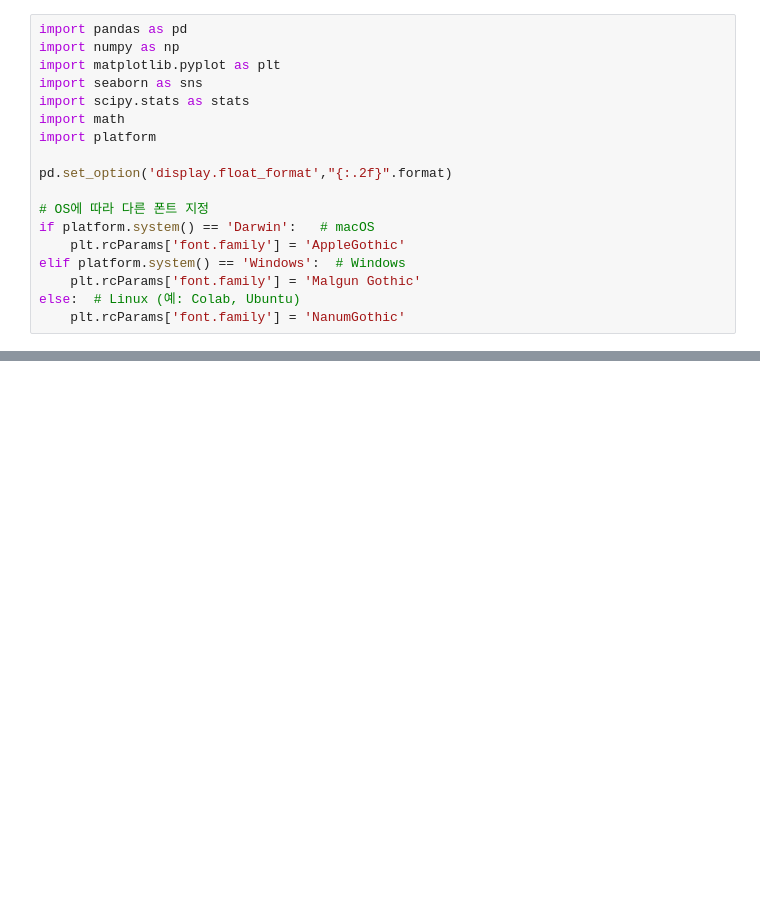
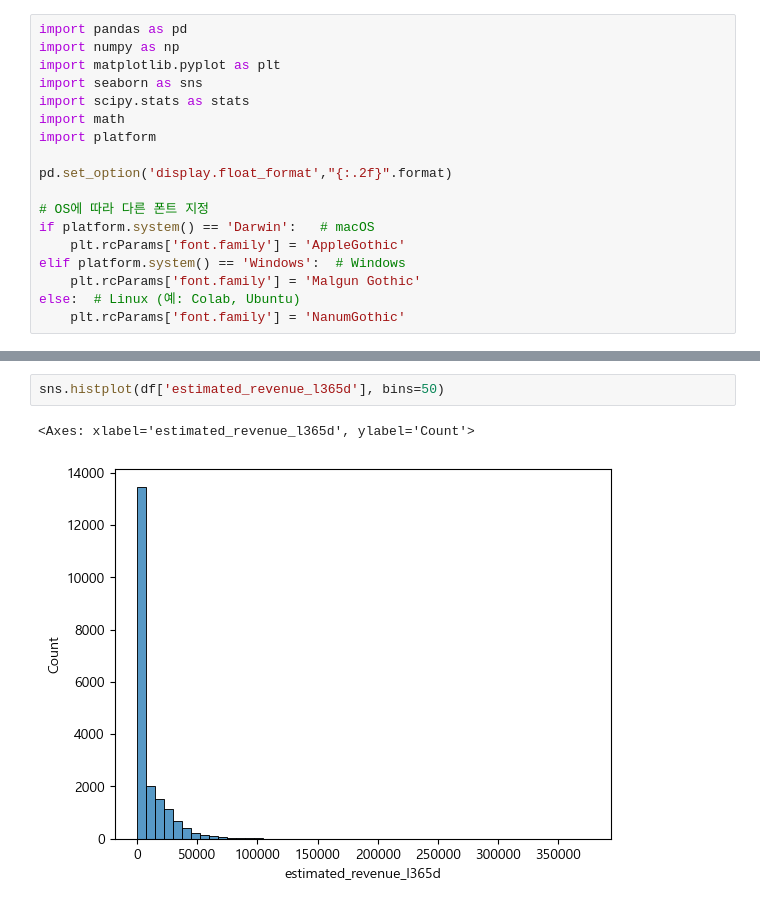
Before and after one commit to motimit/second_project, a Jupyter notebook: Chanhui_EDA/final_preproceed.ipynb, the cells around one changed output, grey strips where cells are left out. Drawn from its saved outputs; the diff is of its cells as text; blank space fills up the shorter version.

```diff
--- a/Chanhui_EDA/final_preproceed.ipynb
+++ b/Chanhui_EDA/final_preproceed.ipynb
@@ -74,0 +128,5 @@ df.shape
+# %%
+sns.histplot(df['estimated_revenue_l365d'], bins=50)
+# %% [output]
+<Axes: xlabel='estimated_revenue_l365d', ylabel='Count'>
+[figure, added]
```
Also changed, not shown: parts of 10 cells of this notebook, 8 other files.
